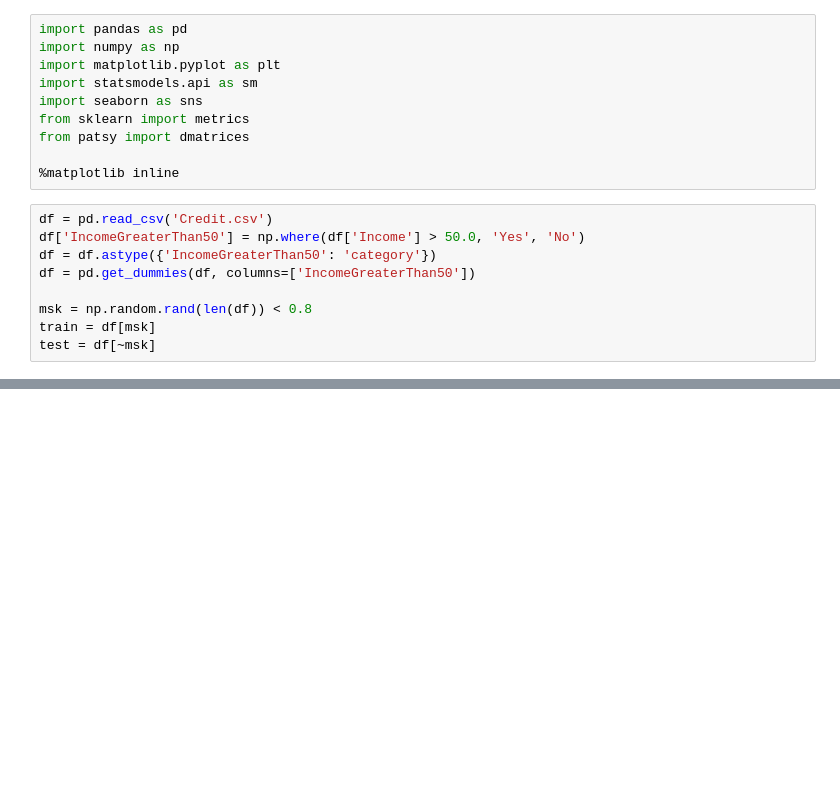
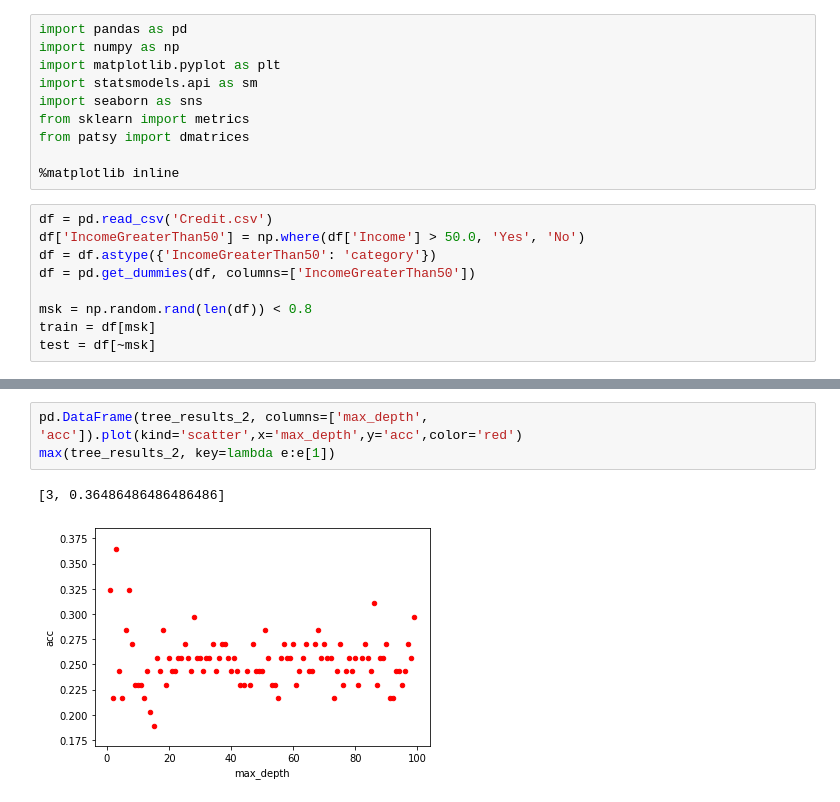
Before and after one commit to piotrszyma/studies-data-mining, a Jupyter notebook: 004-classification/excercise-13.ipynb, the cells around one changed output, grey strips where cells are left out. Saved outputs shown, nothing was run; the diff lists cells and outputs as text; blank space fills up the shorter version.

```diff
--- a/004-classification/excercise-13.ipynb
+++ b/004-classification/excercise-13.ipynb
@@ -91,0 +124,6 @@ metrics.accuracy_score(y_true, y_pred)
+# %%
+pd.DataFrame(tree_results_2, columns=['max_depth', 'acc']).plot(kind='scatter',x='max_depth',y='acc',color='red')
+max(tree_results_2, key=lambda e:e[1])
+# %% [output]
+[3, 0.36486486486486486]
+[figure, added]
```
Also changed, not shown: parts of 14 cells of this notebook, 1 other file.
